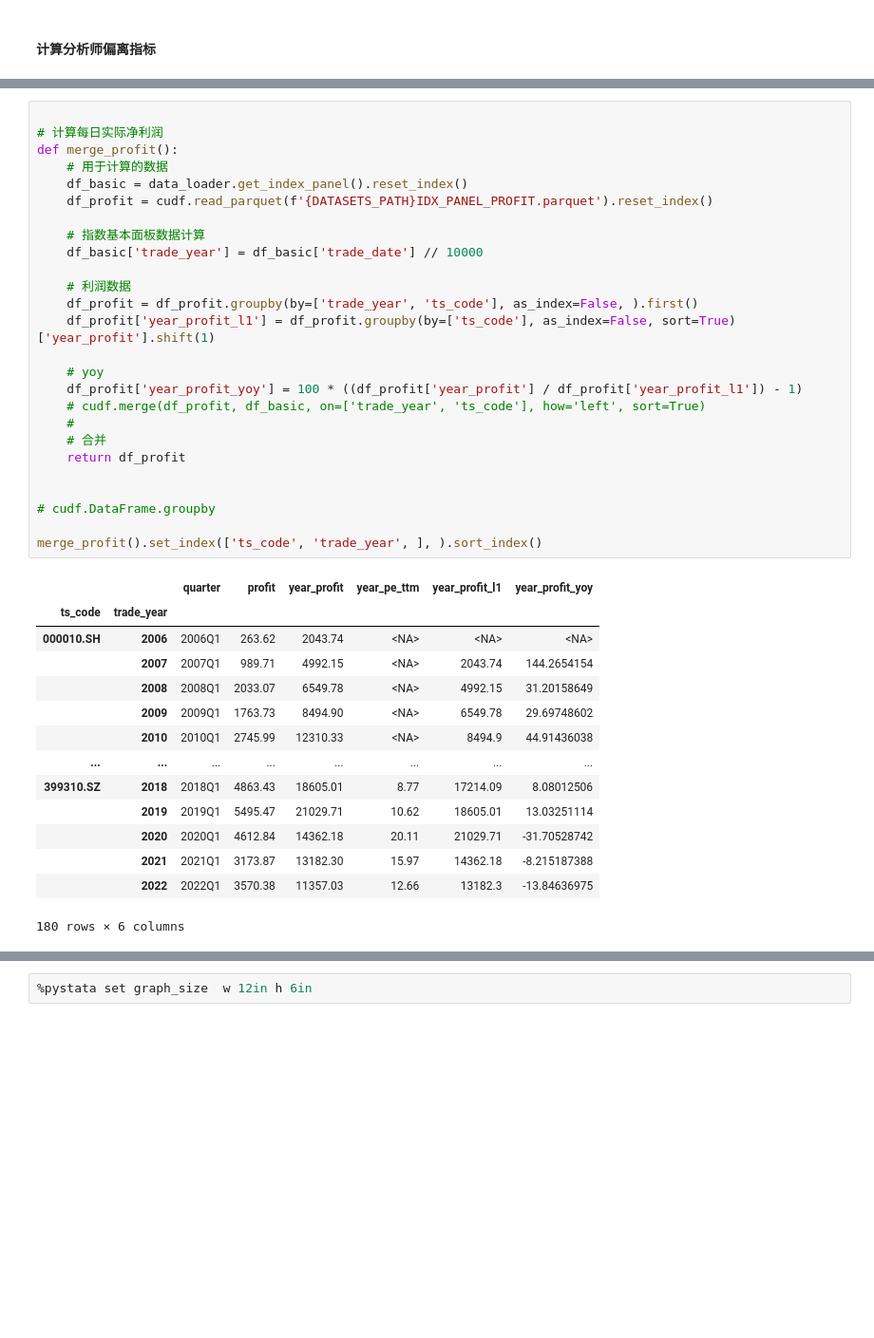
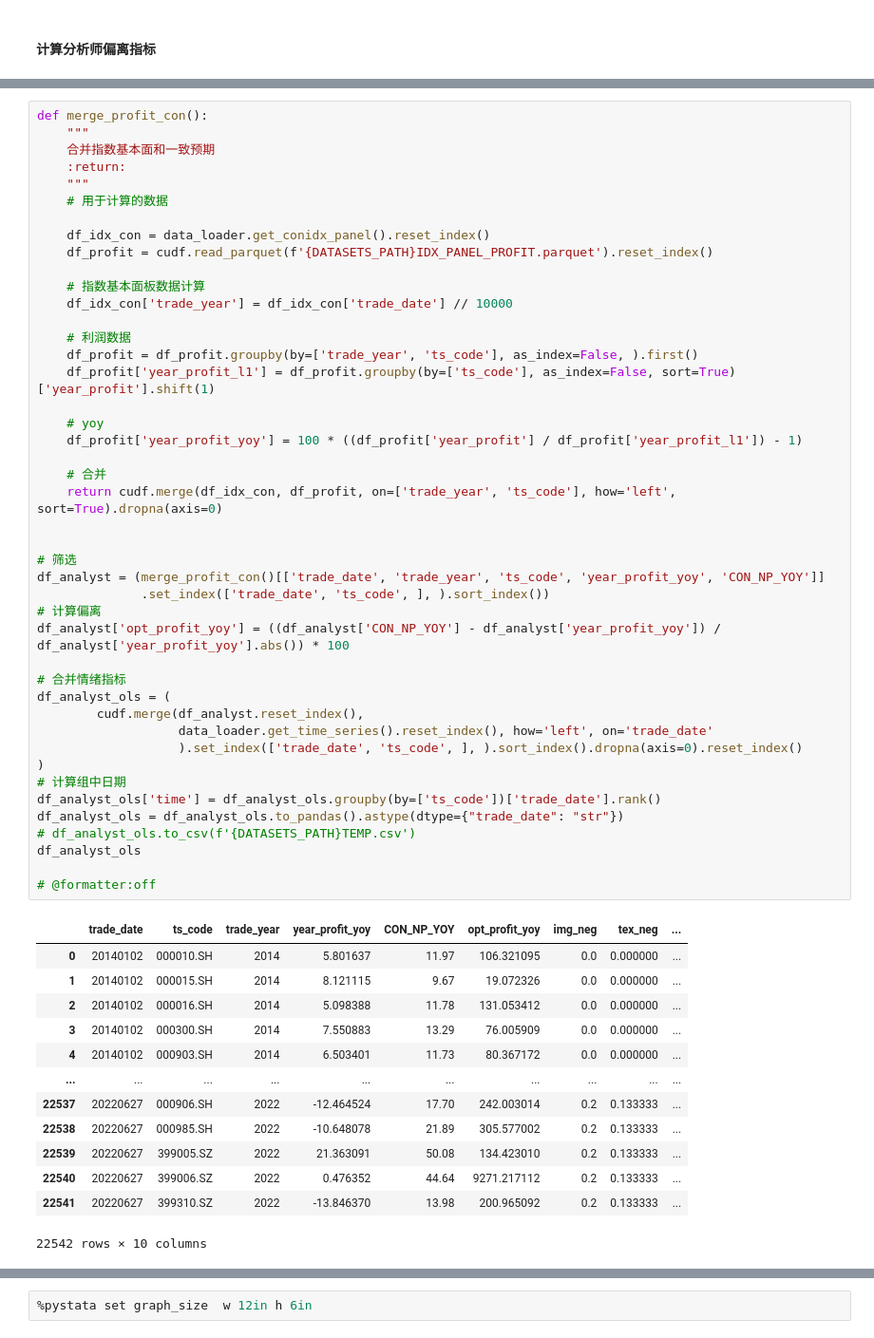
Before and after one commit to Colin-Bao/Investor-Sentiment, a Jupyter notebook: analyzer/analyzer.ipynb, the cells around one changed output, grey strips where cells are left out. Shown at 95% size. Cells and saved outputs as stored; diff of their text form; blank space fills up the shorter version.

```diff
--- a/analyzer/analyzer.ipynb
+++ b/analyzer/analyzer.ipynb
@@ -163,41 +146,58 @@ pd.read_parquet('/data/DataSets/investor_sentiment/IDX_PANEL_PROFIT.parquet')
 # %%
+def merge_profit_con():
+    """
+    合并指数基本面和一致预期
+    :return:
+    """
+    # 用于计算的数据
 
-# 计算每日实际净利润
-def merge_profit():
-    # 用于计算的数据
-    df_basic = data_loader.get_index_panel().reset_index()
+    df_idx_con = data_loader.get_conidx_panel().reset_index()
     df_profit = cudf.read_parquet(f'{DATASETS_PATH}IDX_PANEL_PROFIT.parquet').reset_index()
 
     # 指数基本面板数据计算
-    df_basic['trade_year'] = df_basic['trade_date'] // 10000
+    df_idx_con['trade_year'] = df_idx_con['trade_date'] // 10000
 
     # 利润数据
     df_profit = df_profit.groupby(by=['trade_year', 'ts_code'], as_index=False, ).first()
     df_profit['year_profit_l1'] = df_profit.groupby(by=['ts_code'], as_index=False, sort=True)['year_profit'].shift(1)
 
     # yoy
     df_profit['year_profit_yoy'] = 100 * ((df_profit['year_profit'] / df_profit['year_profit_l1']) - 1)
-    # cudf.merge(df_profit, df_basic, on=['trade_year', 'ts_code'], how='left', sort=True)
-    #
+
     # 合并
-    return df_profit
+    return cudf.merge(df_idx_con, df_profit, on=['trade_year', 'ts_code'], how='left', sort=True).dropna(axis=0)
 
 
-# cudf.DataFrame.groupby
+# 筛选
+df_analyst = (merge_profit_con()[['trade_date', 'trade_year', 'ts_code', 'year_profit_yoy', 'CON_NP_YOY']]
+              .set_index(['trade_date', 'ts_code', ], ).sort_index())
+# 计算偏离
+df_analyst['opt_profit_yoy'] = ((df_analyst['CON_NP_YOY'] - df_analyst['year_profit_yoy']) / df_analyst['year_profit_yoy'].abs()) * 100
 
-merge_profit().set_index(['ts_code', 'trade_year', ], ).sort_index()
+# 合并情绪指标
+df_analyst_ols = (
+        cudf.merge(df_analyst.reset_index(),
+                   data_loader.get_time_series().reset_index(), how='left', on='trade_date'
+                   ).set_index(['trade_date', 'ts_code', ], ).sort_index().dropna(axis=0).reset_index()
+)
+# 计算组中日期
+df_analyst_ols['time'] = df_analyst_ols.groupby(by=['ts_code'])['trade_date'].rank()
+df_analyst_ols = df_analyst_ols.to_pandas().astype(dtype={"trade_date": "str"})
+# df_analyst_ols.to_csv(f'{DATASETS_PATH}TEMP.csv')
+df_analyst_ols
+
+# @formatter:off
 # %% [output]
-|  |  | quarter | profit | year_profit | year_pe_ttm | year_profit_l1 | year_profit_yoy |
-| ts_code | trade_year |  |  |  |  |  |  |
-| 000010.SH | 2006 | 2006Q1 | 263.62 | 2043.74 | <NA> | <NA> | <NA> |
-|  | 2007 | 2007Q1 | 989.71 | 4992.15 | <NA> | 2043.74 | 144.2654154 |
-|  | 2008 | 2008Q1 | 2033.07 | 6549.78 | <NA> | 4992.15 | 31.20158649 |
-|  | 2009 | 2009Q1 | 1763.73 | 8494.90 | <NA> | 6549.78 | 29.69748602 |
-|  | 2010 | 2010Q1 | 2745.99 | 12310.33 | <NA> | 8494.9 | 44.91436038 |
-| ... | ... | ... | ... | ... | ... | ... | ... |
-| 399310.SZ | 2018 | 2018Q1 | 4863.43 | 18605.01 | 8.77 | 17214.09 | 8.08012506 |
-|  | 2019 | 2019Q1 | 5495.47 | 21029.71 | 10.62 | 18605.01 | 13.03251114 |
-|  | 2020 | 2020Q1 | 4612.84 | 14362.18 | 20.11 | 21029.71 | -31.70528742 |
-|  | 2021 | 2021Q1 | 3173.87 | 13182.30 | 15.97 | 14362.18 | -8.215187388 |
-|  | 2022 | 2022Q1 | 3570.38 | 11357.03 | 12.66 | 13182.3 | -13.84636975 |
+|  | trade_date | ts_code | trade_year | year_profit_yoy | CON_NP_YOY | opt_profit_yoy | img_neg | tex_neg | ... |
+| 0 | 20140102 | 000010.SH | 2014 | 5.801637 | 11.97 | 106.321095 | 0.0 | 0.000000 | ... |
+| 1 | 20140102 | 000015.SH | 2014 | 8.121115 | 9.67 | 19.072326 | 0.0 | 0.000000 | ... |
+| 2 | 20140102 | 000016.SH | 2014 | 5.098388 | 11.78 | 131.053412 | 0.0 | 0.000000 | ... |
+| 3 | 20140102 | 000300.SH | 2014 | 7.550883 | 13.29 | 76.005909 | 0.0 | 0.000000 | ... |
+| 4 | 20140102 | 000903.SH | 2014 | 6.503401 | 11.73 | 80.367172 | 0.0 | 0.000000 | ... |
+| ... | ... | ... | ... | ... | ... | ... | ... | ... | ... |
+| 22537 | 20220627 | 000906.SH | 2022 | -12.464524 | 17.70 | 242.003014 | 0.2 | 0.133333 | ... |
+| 22538 | 20220627 | 000985.SH | 2022 | -10.648078 | 21.89 | 305.577002 | 0.2 | 0.133333 | ... |
+| 22539 | 20220627 | 399005.SZ | 2022 | 21.363091 | 50.08 | 134.423010 | 0.2 | 0.133333 | ... |
+| 22540 | 20220627 | 399006.SZ | 2022 | 0.476352 | 44.64 | 9271.217112 | 0.2 | 0.133333 | ... |
+| 22541 | 20220627 | 399310.SZ | 2022 | -13.846370 | 13.98 | 200.965092 | 0.2 | 0.133333 | ... |
-180 rows × 6 columns
+22542 rows × 10 columns
```
Also changed, not shown: parts of 11 cells of this notebook.
